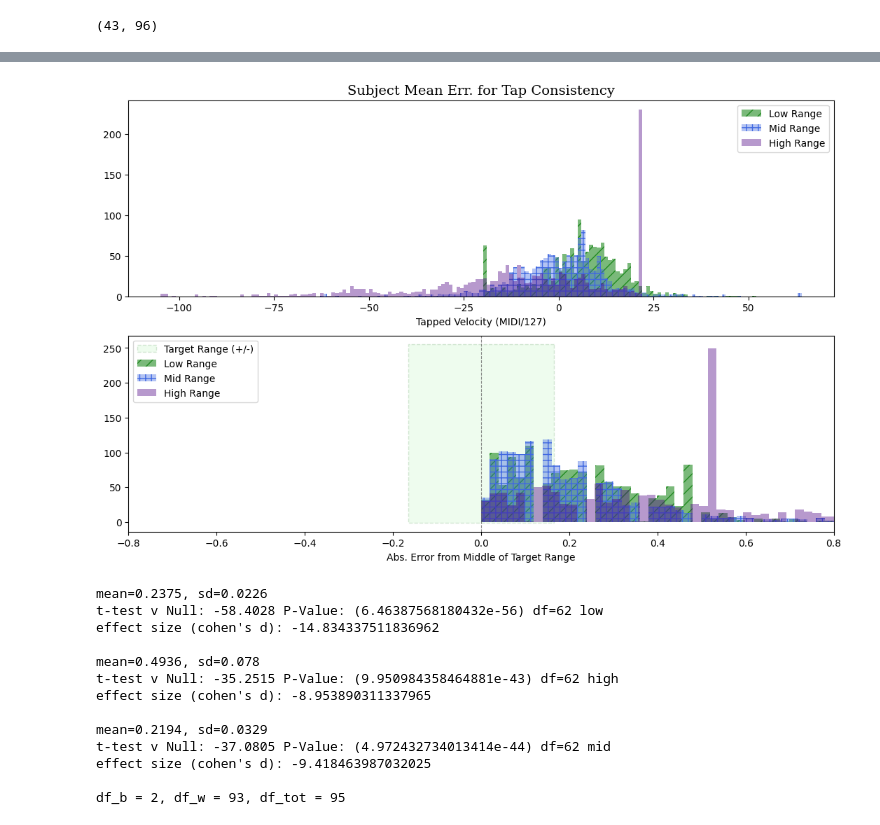
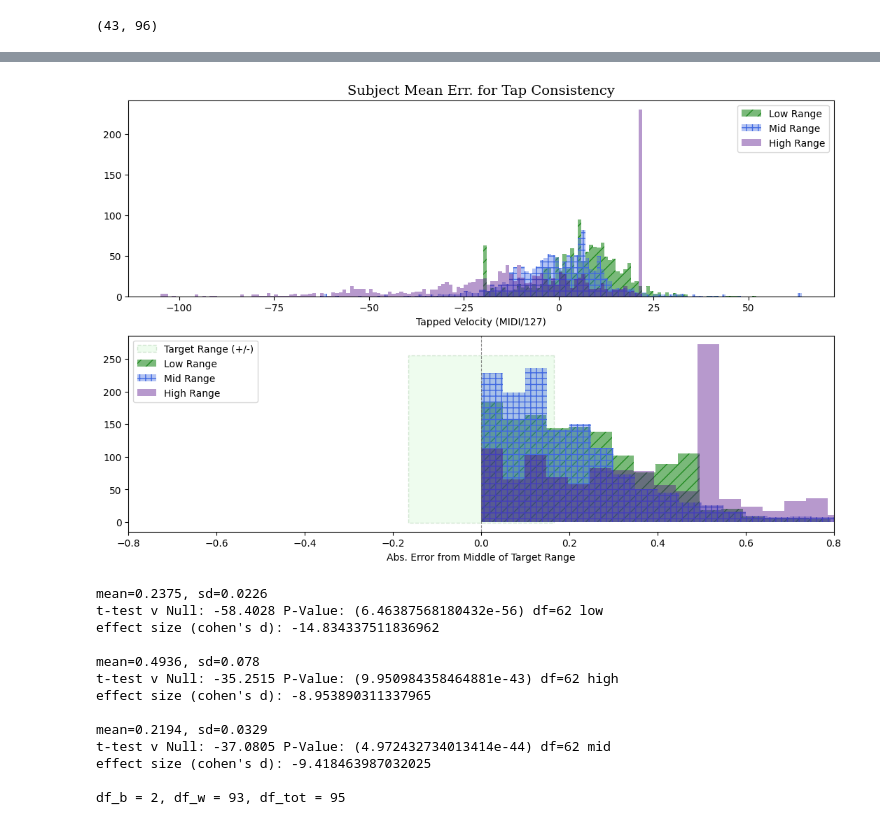
Before and after one commit to peter-clark/investigating-human-tapping-behavior-polyphonic-rhythms, a Jupyter notebook: 5-Tapping_Force-Consistency_and_Precision.ipynb, the cells around one changed output, grey strips where cells are left out. Drawn from its saved outputs; the diff is of its cells as text; code cells hidden in the pictures.

```diff
--- a/5-Tapping_Force-Consistency_and_Precision.ipynb
+++ b/5-Tapping_Force-Consistency_and_Precision.ipynb
@@ -186,15 +186,8 @@ pos_high = subjidx + 0.33
 line = ax.axhline(y=0,color='black', alpha=0.6, linestyle='--', label='Middle of Target Range')
 p1 = (n_subjects+1, 0.5) #0.5 as it is 50% of target range, and we are using absolute value.
 p2 = (0.0,0.0)
-rect = mpl.patches.Rectangle((p2[0], p1[1]), p1[0] - p2[0], p2[1] - p1[1], linewidth=1, edgecolor='darkgreen', facecolor='lightgreen', alpha=0.3, linestyle='--', label='Target Range (+/-)')
+rect = mpl.patches.Rectangle((p2[0], p1[1]), p1[0] - p2[0], p2[1] - p1[1], linewidth=1, edgecolor='darkgreen', facecolor='lightgreen', alpha=0.25, linestyle='--', label='Target Range (+/-)')
 ax.add_patch(rect)
-
-# make a copy and normalize to middle of target range
-""" _tap_by_test=tap_by_test.copy()
-for i in range(n_subjects):
-    _tap_by_test[0][i] = (tap_by_test[0][i]-21) / 127
-    _tap_by_test[1][i] = (tap_by_test[1][i]-105) / 127
-    _tap_by_test[2][i] = (tap_by_test[2][i]-63) / 127 """
 
 # abs. & normalize to target range. 42 is size of target range.
 _tap_by_test=tap_by_test.copy()
@@ -205,12 +198,13 @@ for i in range(n_subjects):
     _tap_by_test[1][i] = np.abs((tap_by_test[1][i]-105) / 42)
     _tap_by_test[2][i] = np.abs((tap_by_test[2][i]-63) / 42)
 
+## for midi perspective
 for i in range(n_subjects):
     _tap_by_test_midi[0][i] = (tap_by_test[0][i]-21)
     _tap_by_test_midi[1][i] = (tap_by_test[1][i]-105)
     _tap_by_test_midi[2][i] = (tap_by_test[2][i]-63)
-print(_tap_by_test_midi[0][i])
 
+## for whole range perspective
 for i in range(n_subjects):
     _tap_by_test_norm[0][i] = np.abs((tap_by_test[0][i]-21) / 127)
     _tap_by_test_norm[1][i] = np.abs((tap_by_test[1][i]-105) / 127)
@@ -225,8 +219,8 @@ bp1_high = ax.boxplot(_tap_by_test[2].T, positions=subjidx, **box_style, boxprop
 ax.set(xlim=[0,n_subjects+1], xticks=subjidx, xticklabels=subjidx)
 
 #ax.set_title(f"Subject Mean Err. for Tap Consistency per Target Range", fontsize=14, fontfamily='serif',fontweight='book')
-ax.set_xlabel("Subject #", fontsize=12, fontfamily='sans-serif')
-ax.set_ylabel("Ratio of [Mean Abs. Err.] to [size of Target Range]", fontsize=12, fontfamily='sans-serif')
+ax.set_xlabel("Subject", fontsize=12, fontfamily='sans-serif')
+ax.set_ylabel("Mean Absolute Error Percentage Ratio", fontsize=12, fontfamily='sans-serif')
 
 # Add and Remove the dummy lines to make legend work
 line1, = ax.plot([1,1], color='blue')
@@ -236,7 +230,7 @@ line1.set_visible(False)
 line2.set_visible(False)
 line3.set_visible(False)
 
-ax.legend([bp1_low["boxes"][0], bp1_mid["boxes"][0], bp1_high["boxes"][0], rect, line], ('Low Tap Range', 'Mid Tap Range', 'High Tap Range', 'Target Range (+/-)', 'Middle of Target Range'), loc='upper center')
+ax.legend([bp1_low["boxes"][0],  bp1_high["boxes"][0],bp1_mid["boxes"][0], rect, line], ('Low Force Tap', 'Mid Force Tap', 'High Force Tap', 'Target Tap Range', 'Center of Target Range'), loc='upper center')
 fig.tight_layout()
 plt.show()
 # %% [output]
@@ -485,35 +566,35 @@ rect = mpl.patches.Rectangle((p2[0], p1[1]), p1[0] - p2[0], p2[1] - p1[1], linew
 ax[1].add_patch(rect)
 
 test_low = _tap_by_test[0].flatten()
 test_high = _tap_by_test[1].flatten()
 test_mid = _tap_by_test[2].flatten()
 
-bin_width=0.02
+bin_width=0.05
 num_bins = int(np.ceil((np.max(test_low)-np.min(test_low)) / bin_width))
 bin_edges_low = np.linspace(np.min(test_low), np.max(test_low), num_bins + 1)
 
 num_bins = int(np.ceil((np.max(test_mid)-np.min(test_mid)) / bin_width))
 bin_edges_mid = np.linspace(np.min(test_mid), np.max(test_mid), num_bins + 1)
 
 num_bins = int(np.ceil((np.max(test_high)-np.min(test_high)) / bin_width))
 bin_edges_high = np.linspace(np.min(test_high), np.max(test_high), num_bins + 1)
 
 mpl.rcParams['hatch.linewidth'] = 1
 mpl.rcParams['hatch.color'] = colors_dark[0]
 ax[1].hist(test_low, bins=bin_edges_low, alpha=0.6, color=colors_dark[0], hatch="//", label="Low Range")
 mpl.rcParams['hatch.color'] = colors_dark[1]
 ax[1].hist(test_mid, bins=bin_edges_high, alpha=0.4, color=colors_dark[1], hatch="++", label="Mid Range")
 ax[1].hist(test_high, bins=bin_edges_mid, alpha=0.4, color=colors_dark[2], label="High Range")
 
 ax[1].set_xlim(-0.8,0.8)
 ax[1].axvline(x=0.0, **dashed_line_style)
 ax[1].set_xlabel("Abs. Error from Middle of Target Range", fontsize=10, fontfamily='sans-serif')
 ax[1].legend()
 
 
 plt.show()
 # %% [output]
-[figure, old version]
+[figure, new version]
 # %%
 ## Quartile and Test Level Statistics ##
 names=['low','high','mid']
```
Also changed, not shown: parts of 14 cells of this notebook.
